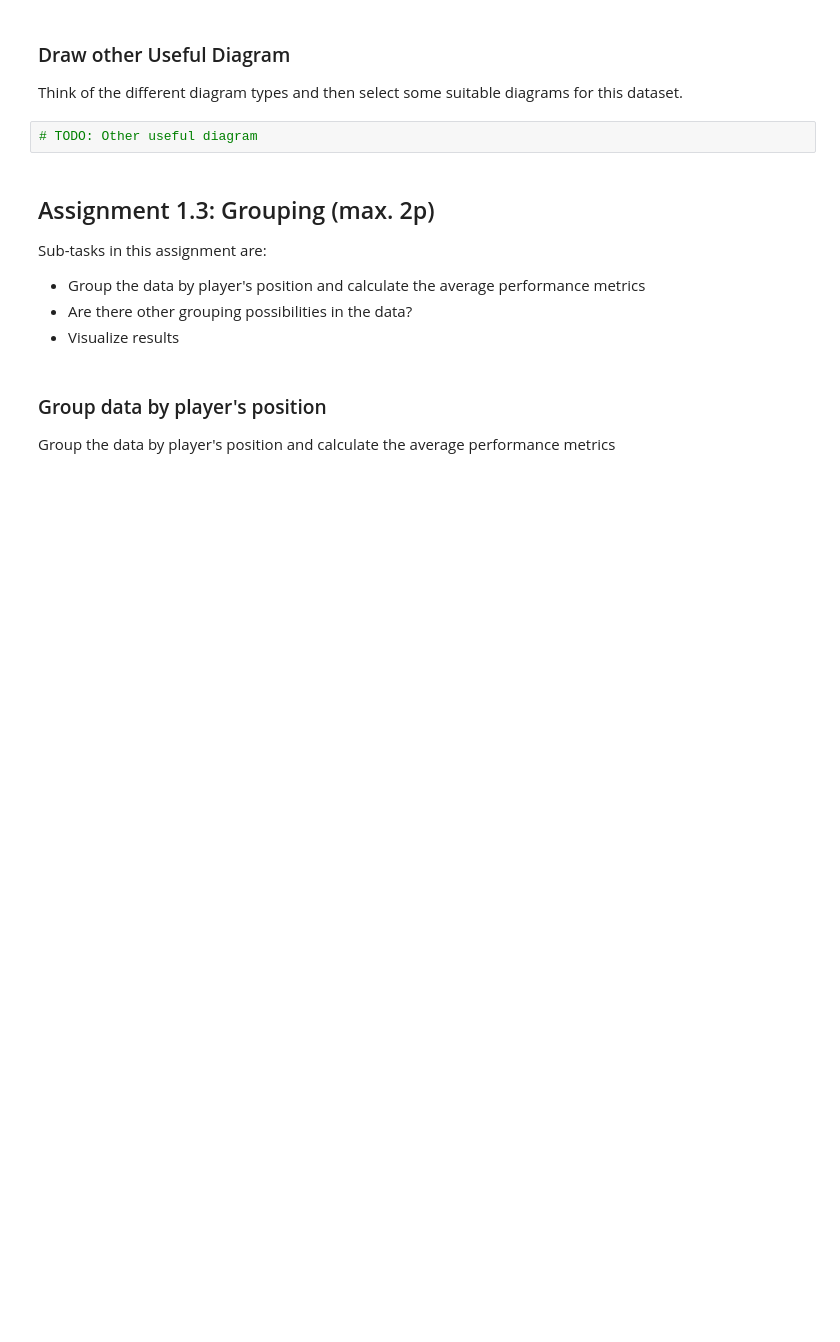
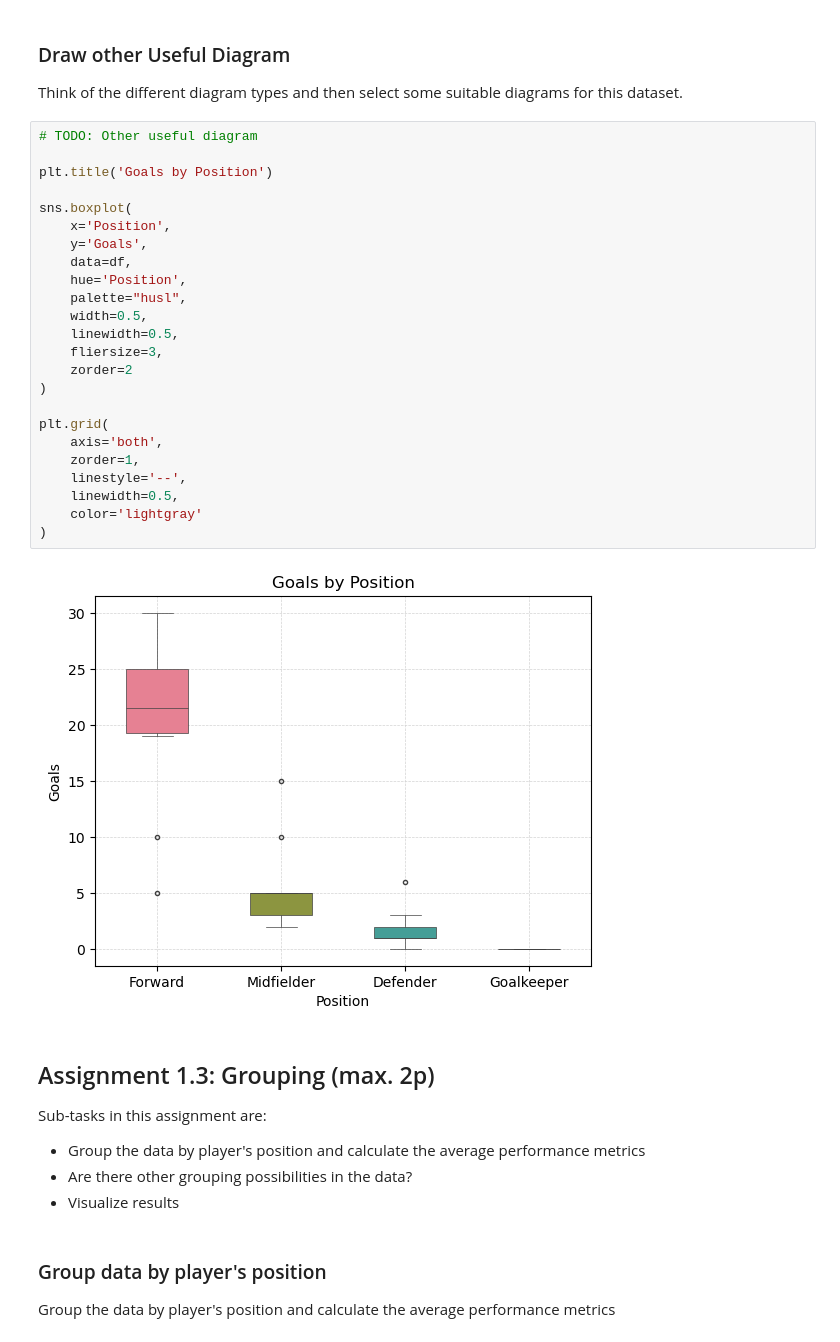
Before and after one commit to jaka-aurora/DA-ML-Basics-assignments-2025, a Jupyter notebook: assignments1/assignment1_players_eda.ipynb, the cells around one changed output. Drawn from its saved outputs; the diff is of its cells as text; blank space fills up the shorter version.

```diff
--- a/assignments1/assignment1_players_eda.ipynb
+++ b/assignments1/assignment1_players_eda.ipynb
@@ -119,6 +251,30 @@ However, select only some columns for the histogram and other plots in the follo
 Think of the different diagram types and then select some suitable diagrams for this dataset.
 # %%
 # TODO: Other useful diagram
+
+plt.title('Goals by Position')
+
+sns.boxplot(
+    x='Position',
+    y='Goals',
+    data=df,
+    hue='Position',
+    palette="husl",
+    width=0.5,
+    linewidth=0.5,
+    fliersize=3,
+    zorder=2
+)
+
+plt.grid(
+    axis='both',
+    zorder=1,
+    linestyle='--',
+    linewidth=0.5,
+    color='lightgray'
+)
+# %% [output]
+[figure, added]
 # %% [markdown]
 ## Assignment 1.3: Grouping (max. 2p)
 
```
Also changed, not shown: parts of 25 cells of this notebook, 2 other files.
